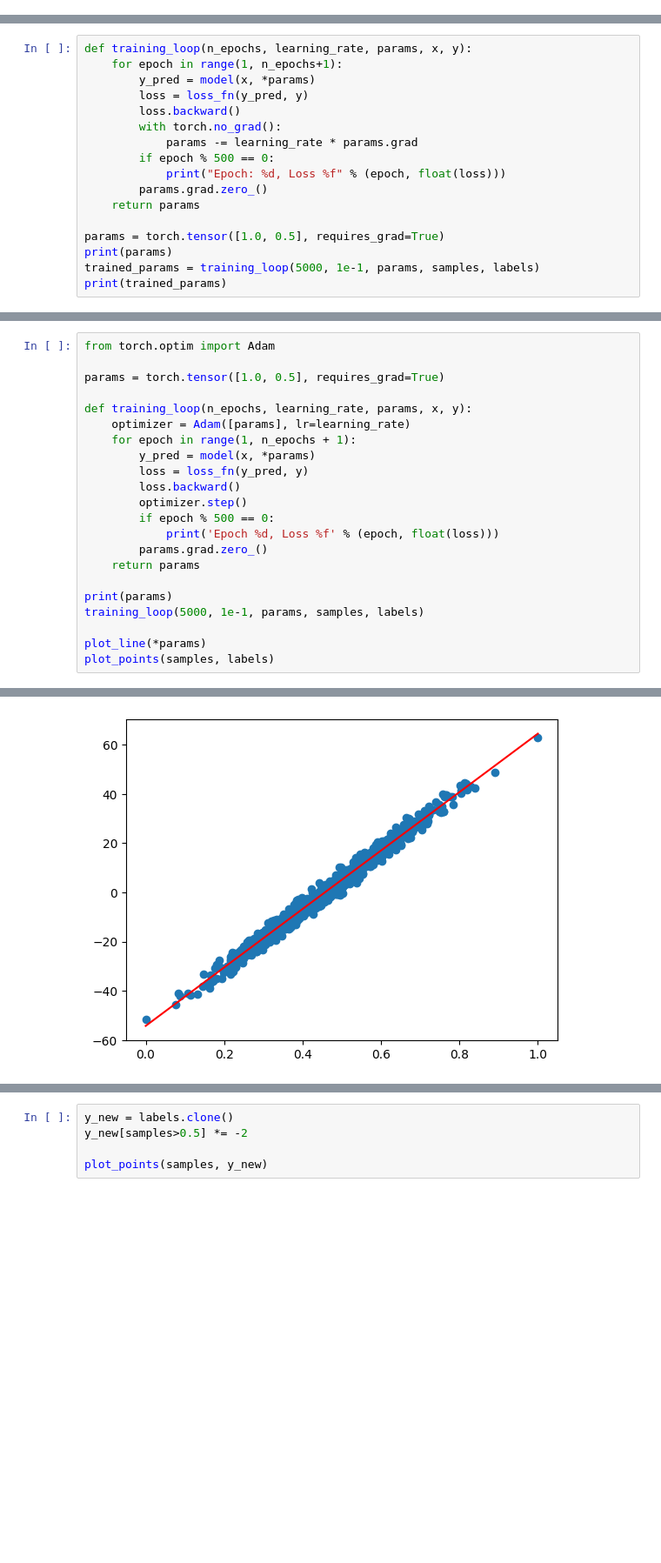
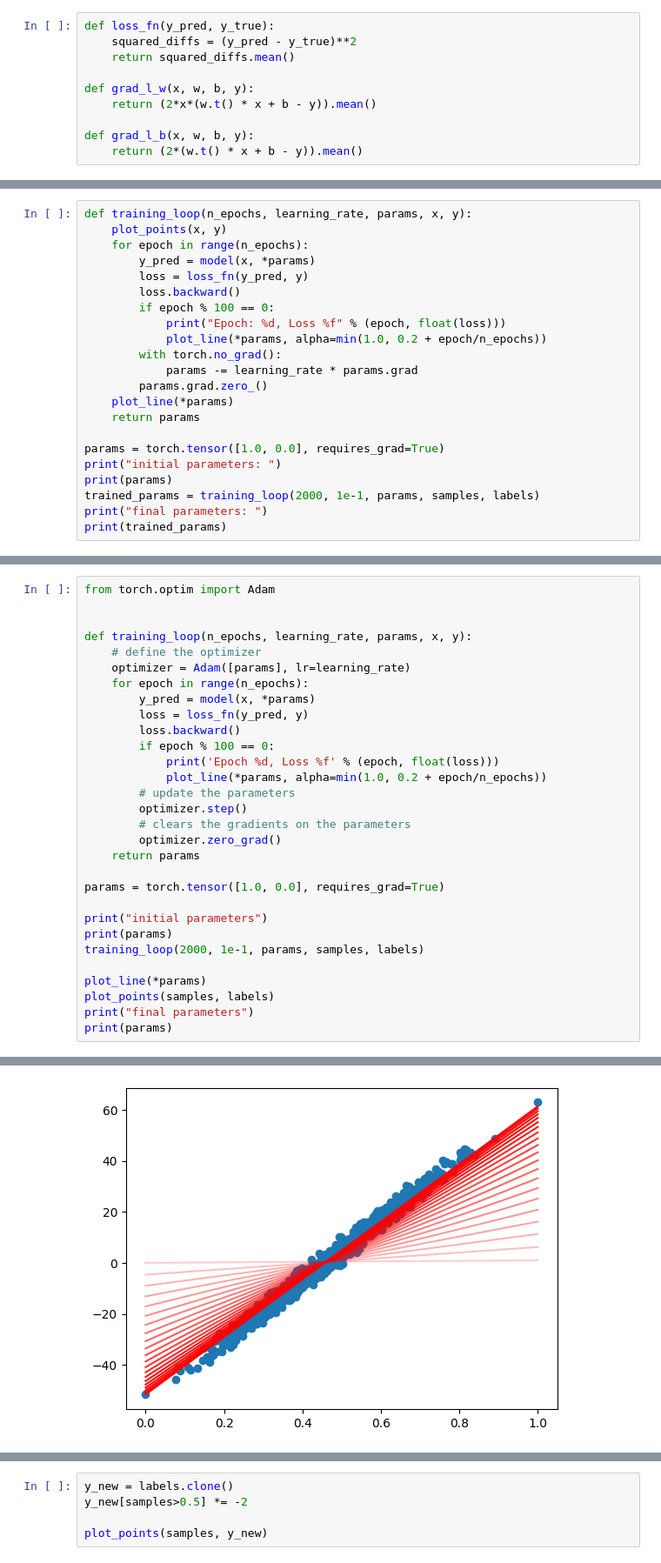
Before and after one commit to battistabiggio/ai4dev, a Jupyter notebook: notebooks/AI4Dev_04_dnns.ipynb, the cells around one changed output, grey strips where cells are left out. Shown at 87% size. Saved outputs shown, nothing was run; the diff lists cells and outputs as text; blank space fills up the shorter version.

```diff
--- a/notebooks/AI4Dev_04_dnns.ipynb
+++ b/notebooks/AI4Dev_04_dnns.ipynb
@@ -55,0 +203,10 @@ plot_points(samples, labels)
+# %%
+def loss_fn(y_pred, y_true):
+    squared_diffs = (y_pred - y_true)**2
+    return squared_diffs.mean()
+
+def grad_l_w(x, w, b, y):
+    return (2*x*(w.t() * x + b - y)).mean()
+
+def grad_l_b(x, w, b, y):
+    return (2*(w.t() * x + b - y)).mean()
@@ -67,18 +323,23 @@ tensor([-4.3618,  0.2545])
 # %%
 def training_loop(n_epochs, learning_rate, params, x, y):
-    for epoch in range(1, n_epochs+1):
+    plot_points(x, y)
+    for epoch in range(n_epochs):
         y_pred = model(x, *params)
         loss = loss_fn(y_pred, y)
         loss.backward()
+        if epoch % 100 == 0:
+            print("Epoch: %d, Loss %f" % (epoch, float(loss)))
+            plot_line(*params, alpha=min(1.0, 0.2 + epoch/n_epochs))
         with torch.no_grad():
             params -= learning_rate * params.grad
-        if epoch % 500 == 0:
-            print("Epoch: %d, Loss %f" % (epoch, float(loss)))
         params.grad.zero_()
+    plot_line(*params)
     return params
 
-params = torch.tensor([1.0, 0.5], requires_grad=True)
+params = torch.tensor([1.0, 0.0], requires_grad=True)
+print("initial parameters: ")
 print(params)
-trained_params = training_loop(5000, 1e-1, params, samples, labels)
+trained_params = training_loop(2000, 1e-1, params, samples, labels)
+print("final parameters: ")
 print(trained_params)
 # %% [output]
@@ -102,23 +362,31 @@ plot_points(samples, labels)
 # %%
 from torch.optim import Adam
 
-params = torch.tensor([1.0, 0.5], requires_grad=True)
 
 def training_loop(n_epochs, learning_rate, params, x, y):
+    # define the optimizer
     optimizer = Adam([params], lr=learning_rate)
-    for epoch in range(1, n_epochs + 1):
+    for epoch in range(n_epochs):
         y_pred = model(x, *params)
         loss = loss_fn(y_pred, y)
         loss.backward()
+        if epoch % 100 == 0:
+            print('Epoch %d, Loss %f' % (epoch, float(loss)))
+            plot_line(*params, alpha=min(1.0, 0.2 + epoch/n_epochs))
+        # update the parameters
         optimizer.step()
-        if epoch % 500 == 0:
-            print('Epoch %d, Loss %f' % (epoch, float(loss)))
-        params.grad.zero_()
+        # clears the gradients on the parameters
+        optimizer.zero_grad()
     return params
 
+params = torch.tensor([1.0, 0.0], requires_grad=True)
+
+print("initial parameters")
 print(params)
-training_loop(5000, 1e-1, params, samples, labels)
+training_loop(2000, 1e-1, params, samples, labels)
 
 plot_line(*params)
 plot_points(samples, labels)
+print("final parameters")
+print(params)
 # %% [output]
@@ -136 +410 @@ Epoch 5000, Loss 3.920723
-[figure, old version]
+[figure, new version]
```
Also changed, not shown: parts of 46 cells of this notebook.
